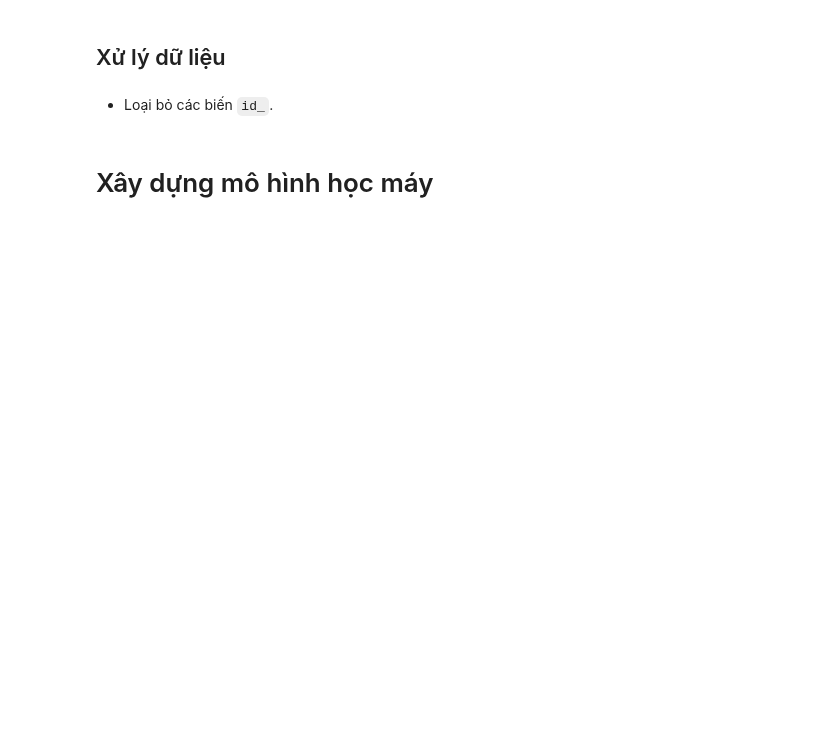
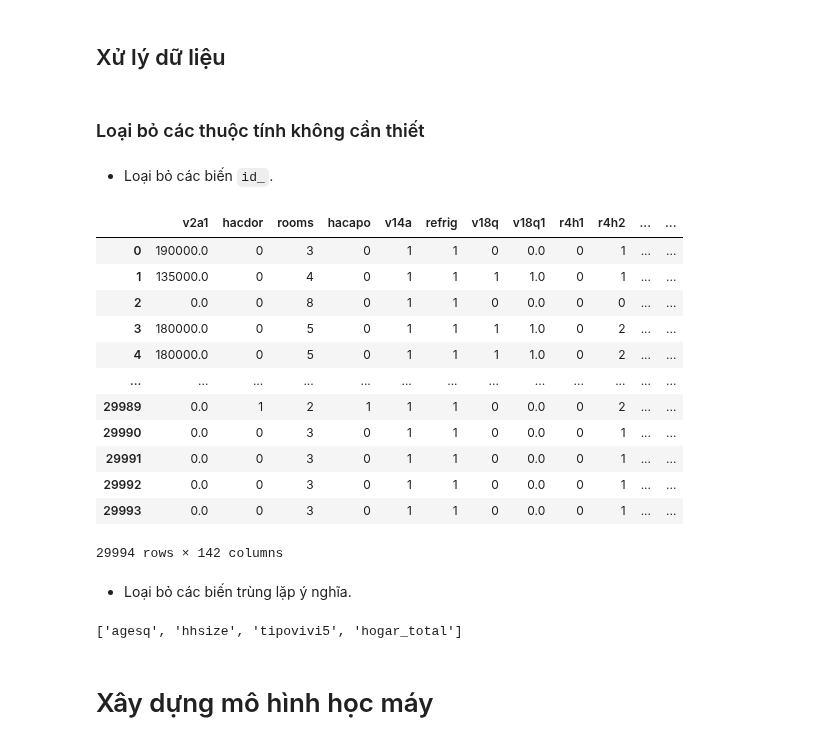
Before and after one commit to iam-Dylan/costa-rican-household, a Jupyter notebook: source/model.ipynb, the cells around one changed output. Saved outputs shown, nothing was run; the diff lists cells and outputs as text; code cells hidden in the pictures; blank space fills up the shorter version.

```diff
--- a/source/model.ipynb
+++ b/source/model.ipynb
@@ -95,9 +95,57 @@ categorical_cols
 # %% [markdown]
 ## Xử lý dữ liệu
+# %% [markdown]
+### Loại bỏ các thuộc tính không cần thiết
 # %% [markdown]
 - Loại bỏ các biến `id_`.
 # %%
-all_data = all_data.drop(['Id', 'idhogar'], axis=1, inplace=True)
+all_data.drop(['Id', 'idhogar'], axis=1, inplace=True)
+all_data
+# %% [output]
+|  | v2a1 | hacdor | rooms | hacapo | v14a | refrig | v18q | v18q1 | r4h1 | r4h2 | ... | ... |
+| 0 | 190000.0 | 0 | 3 | 0 | 1 | 1 | 0 | 0.0 | 0 | 1 | ... | ... |
+| 1 | 135000.0 | 0 | 4 | 0 | 1 | 1 | 1 | 1.0 | 0 | 1 | ... | ... |
+| 2 | 0.0 | 0 | 8 | 0 | 1 | 1 | 0 | 0.0 | 0 | 0 | ... | ... |
+| 3 | 180000.0 | 0 | 5 | 0 | 1 | 1 | 1 | 1.0 | 0 | 2 | ... | ... |
+| 4 | 180000.0 | 0 | 5 | 0 | 1 | 1 | 1 | 1.0 | 0 | 2 | ... | ... |
+| ... | ... | ... | ... | ... | ... | ... | ... | ... | ... | ... | ... | ... |
+| 29989 | 0.0 | 1 | 2 | 1 | 1 | 1 | 0 | 0.0 | 0 | 2 | ... | ... |
+| 29990 | 0.0 | 0 | 3 | 0 | 1 | 1 | 0 | 0.0 | 0 | 1 | ... | ... |
+| 29991 | 0.0 | 0 | 3 | 0 | 1 | 1 | 0 | 0.0 | 0 | 1 | ... | ... |
+| 29992 | 0.0 | 0 | 3 | 0 | 1 | 1 | 0 | 0.0 | 0 | 1 | ... | ... |
+| 29993 | 0.0 | 0 | 3 | 0 | 1 | 1 | 0 | 0.0 | 0 | 1 | ... | ... |
+29994 rows × 142 columns
+# %% [markdown]
+- Loại bỏ các biến trùng lặp ý nghĩa.
+# %%
+# Check columns that is duplicated
+# duplicated_cols = [col for col in all_data.columns if all_data[col].duplicated().any()]
+def getDuplicateColumns(df):
+
+    # Create an empty set
+    duplicateColumnNames = set()
+
+    # Iterate through all the columns of dataframe
+    for x in range(df.shape[1]):
+
+        # Take column at xth index.
+        col = df.iloc[:, x]
+
+        # Iterate through all the columns
+        for y in range(x + 1, df.shape[1]):
+
+            # Take column at yth index.
+            otherCol = df.iloc[:, y]
+
+            # Check if two columns at x & y
+            if col.equals(otherCol):
+                duplicateColumnNames.add(df.columns.values[y])
+
+    return list(duplicateColumnNames)
+
+getDuplicateColumns(all_data)
+# %% [output]
+['agesq', 'hhsize', 'tipovivi5', 'hogar_total']
 # %%
 all_data['rent_per_adult'] = all_data['v2a1']/all_data['hogar_adul']
 all_data['rent_per_person'] = all_data['v2a1']/all_data['hhsize']
```
Also changed, not shown: parts of 2 cells of this notebook.
